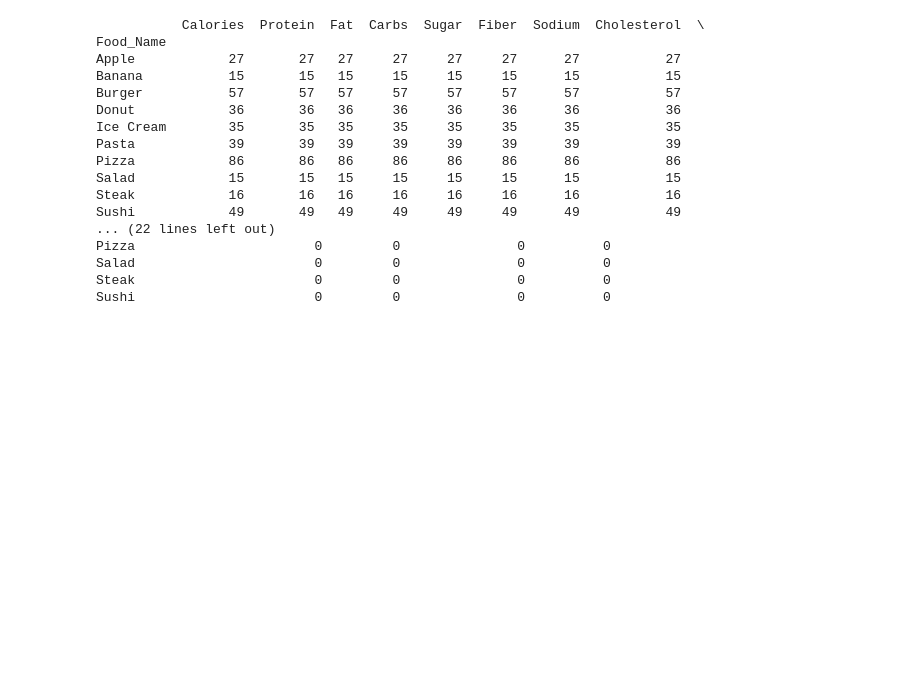
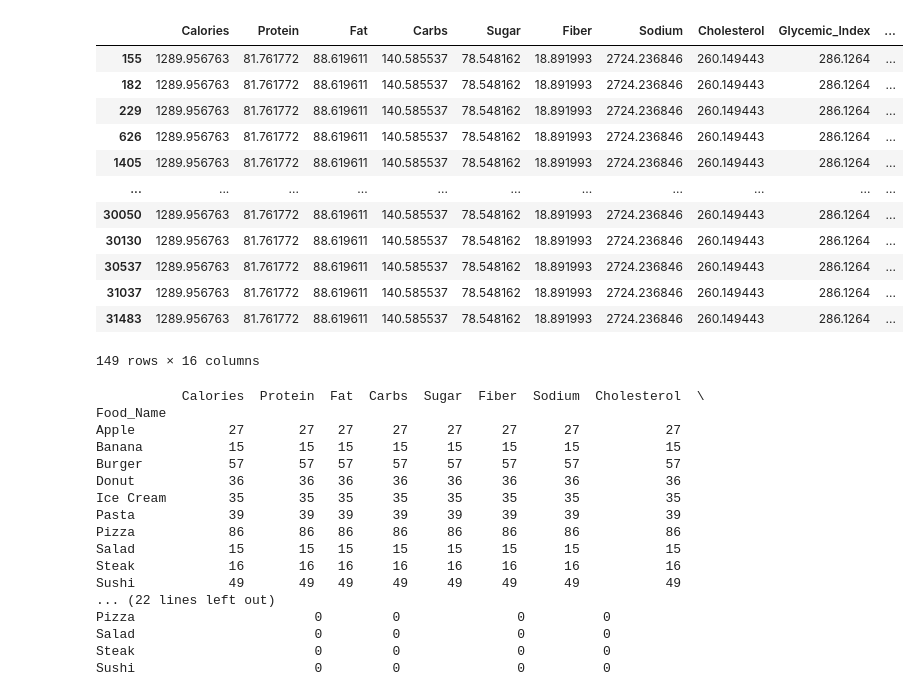
Before and after one commit to karan0907573/NUTRICLASS, a Jupyter notebook: NoteBooks/Dataprocessing.ipynb, the cells around one changed output. Saved outputs shown, nothing was run; the diff lists cells and outputs as text; code cells hidden in the pictures; blank space fills up the shorter version.

```diff
--- a/NoteBooks/Dataprocessing.ipynb
+++ b/NoteBooks/Dataprocessing.ipynb
@@ -3,5 +3,5 @@ from pathlib import Path
 import pandas as pd
 import numpy as np
 # %%
-data_path=Path("../synthetic_food_dataset_imbalanced.csv")
+data_path=Path("../Data/synthetic_food_dataset_imbalanced.csv")
 raw_data=pd.read_csv(data_path)
@@ -8,3 +29,19 @@ raw_data=pd.read_csv(data_path)
+# %%
+raw_data[raw_data['Sodium'] > 2000]
+# %% [output]
+|  | Calories | Protein | Fat | Carbs | Sugar | Fiber | Sodium | Cholesterol | Glycemic_Index | ... |
+| 155 | 1289.956763 | 81.761772 | 88.619611 | 140.585537 | 78.548162 | 18.891993 | 2724.236846 | 260.149443 | 286.1264 | ... |
+| 182 | 1289.956763 | 81.761772 | 88.619611 | 140.585537 | 78.548162 | 18.891993 | 2724.236846 | 260.149443 | 286.1264 | ... |
+| 229 | 1289.956763 | 81.761772 | 88.619611 | 140.585537 | 78.548162 | 18.891993 | 2724.236846 | 260.149443 | 286.1264 | ... |
+| 626 | 1289.956763 | 81.761772 | 88.619611 | 140.585537 | 78.548162 | 18.891993 | 2724.236846 | 260.149443 | 286.1264 | ... |
+| 1405 | 1289.956763 | 81.761772 | 88.619611 | 140.585537 | 78.548162 | 18.891993 | 2724.236846 | 260.149443 | 286.1264 | ... |
+| ... | ... | ... | ... | ... | ... | ... | ... | ... | ... | ... |
+| 30050 | 1289.956763 | 81.761772 | 88.619611 | 140.585537 | 78.548162 | 18.891993 | 2724.236846 | 260.149443 | 286.1264 | ... |
+| 30130 | 1289.956763 | 81.761772 | 88.619611 | 140.585537 | 78.548162 | 18.891993 | 2724.236846 | 260.149443 | 286.1264 | ... |
+| 30537 | 1289.956763 | 81.761772 | 88.619611 | 140.585537 | 78.548162 | 18.891993 | 2724.236846 | 260.149443 | 286.1264 | ... |
+| 31037 | 1289.956763 | 81.761772 | 88.619611 | 140.585537 | 78.548162 | 18.891993 | 2724.236846 | 260.149443 | 286.1264 | ... |
+| 31483 | 1289.956763 | 81.761772 | 88.619611 | 140.585537 | 78.548162 | 18.891993 | 2724.236846 | 260.149443 | 286.1264 | ... |
+149 rows × 16 columns
 # %%
 missing_counts = raw_data.isna().groupby(raw_data['Food_Name']).sum()
 print(missing_counts)
```
Also changed, not shown: parts of 13 cells of this notebook, 24 other files.
